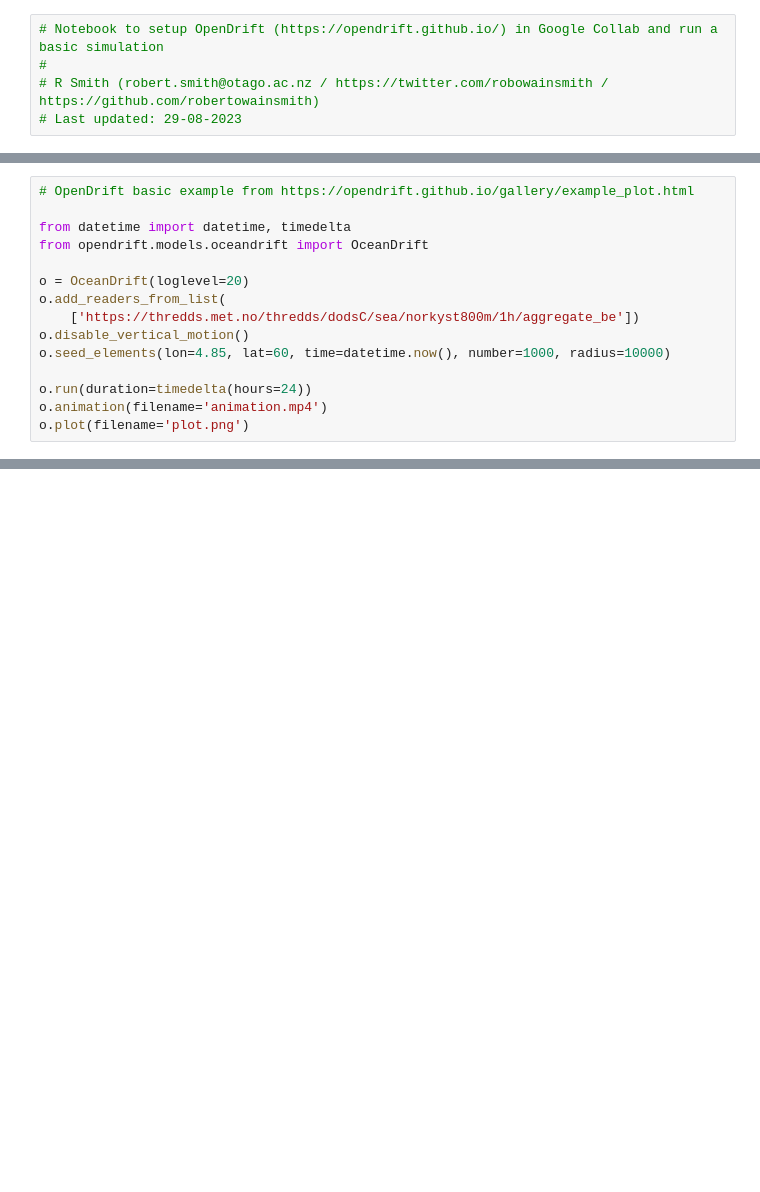
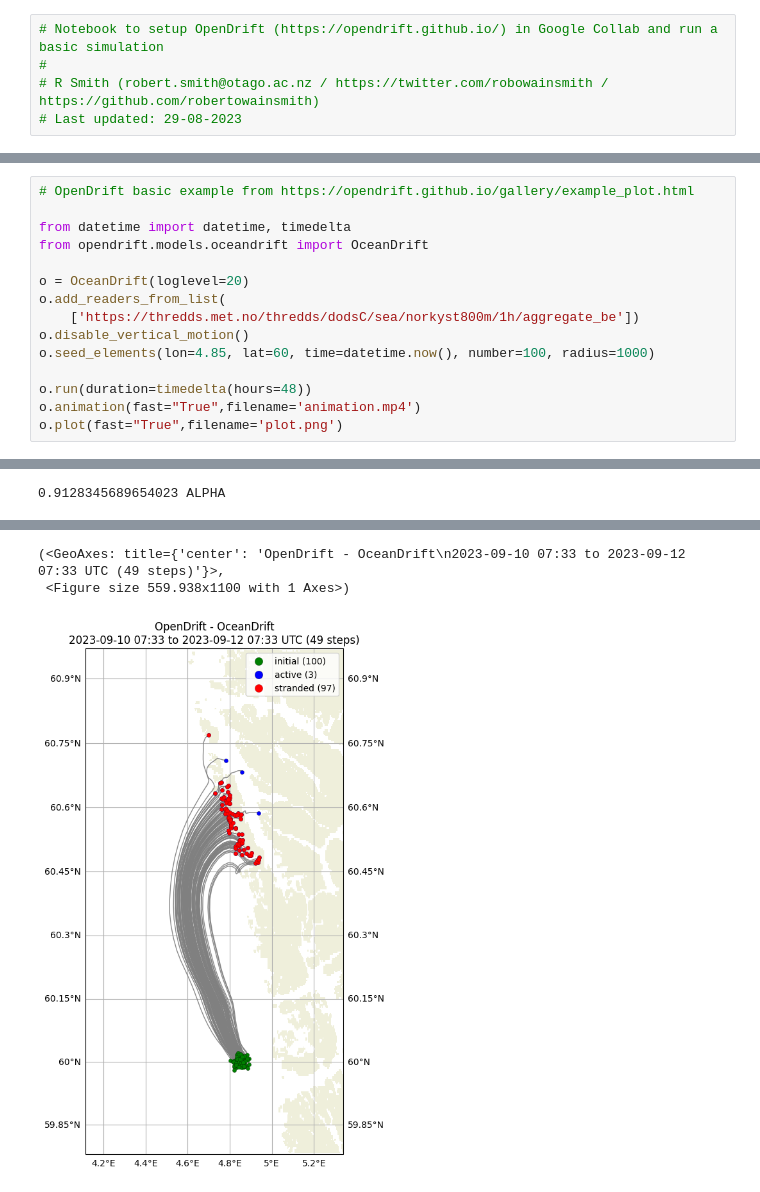
Before and after one commit to robertowainsmith/GoogleCollab, a Jupyter notebook: basic_opendrift_simulation.ipynb, the cells around one changed output, grey strips where cells are left out. Cells and saved outputs as stored; diff of their text form; blank space fills up the shorter version.

```diff
--- a/basic_opendrift_simulation.ipynb
+++ b/basic_opendrift_simulation.ipynb
@@ -30,8 +55,9 @@ o = OceanDrift(loglevel=20)
 o.add_readers_from_list(
     ['https://thredds.met.no/thredds/dodsC/sea/norkyst800m/1h/aggregate_be'])
 o.disable_vertical_motion()
-o.seed_elements(lon=4.85, lat=60, time=datetime.now(), number=1000, radius=10000)
+o.seed_elements(lon=4.85, lat=60, time=datetime.now(), number=100, radius=1000)
 
-o.run(duration=timedelta(hours=24))
-o.animation(filename='animation.mp4')
-o.plot(filename='plot.png')
+o.run(duration=timedelta(hours=48))
+o.animation(fast="True",filename='animation.mp4')
+o.plot(fast="True",filename='plot.png')
+# %% [output]
@@ -37,0 +81 @@ o.plot(filename='plot.png')
+0.9128345689654023 ALPHA
@@ -37,0 +83,3 @@ o.plot(filename='plot.png')
+(<GeoAxes: title={'center': 'OpenDrift - OceanDrift\n2023-09-10 07:33 to 2023-09-12 07:33 UTC (49 steps)'}>,
+ <Figure size 559.938x1100 with 1 Axes>)
+[figure, added]
```
Also changed, not shown: parts of 3 cells of this notebook.
